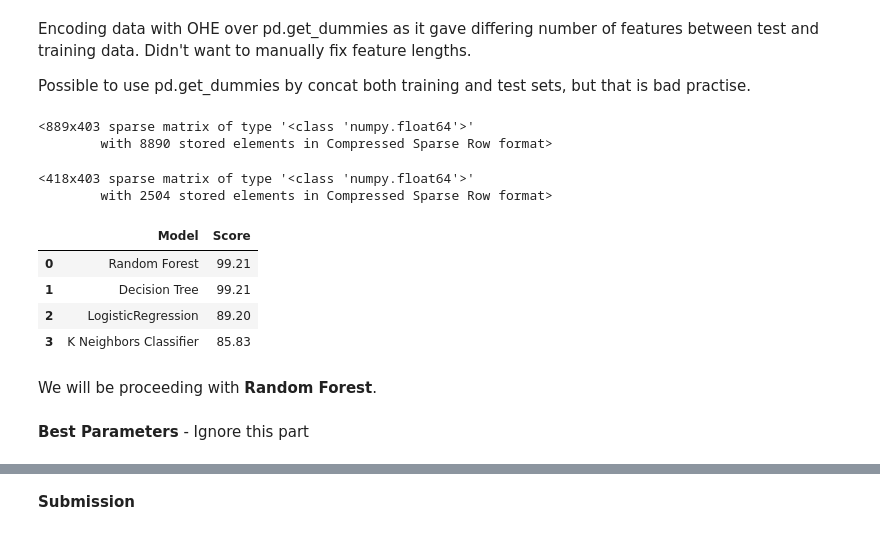
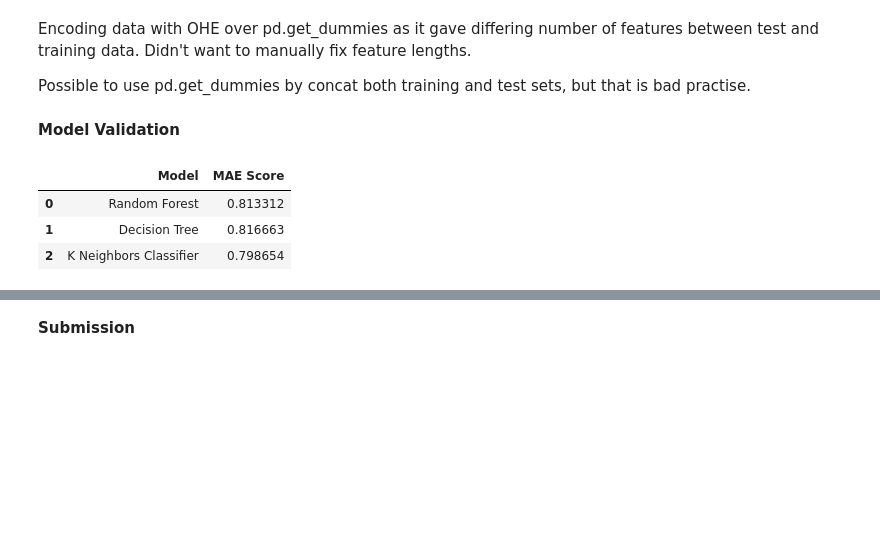
Before and after one commit to rx229/Projects, a Jupyter notebook: Titanic/Titanic.ipynb, the cells around one changed output, grey strips where cells are left out. Saved outputs shown, nothing was run; the diff lists cells and outputs as text; code cells hidden in the pictures; blank space fills up the shorter version.

```diff
--- a/Titanic/Titanic.ipynb
+++ b/Titanic/Titanic.ipynb
@@ -580,51 +580,34 @@ test_data_final=encode.transform(test_data[['Pclass','Sex','Age','SibSp','Parch'
 Encoding data with OHE over pd.get_dummies as it gave differing number of features between test and training data. Didn't want to manually fix feature lengths.
 
 Possible to use pd.get_dummies by concat both training and test sets, but that is bad practise.
-# %%
-train_data_final
-# %% [output]
-<889x403 sparse matrix of type '<class 'numpy.float64'>'
-        with 8890 stored elements in Compressed Sparse Row format>
-# %%
-test_data_final
-# %% [output]
-<418x403 sparse matrix of type '<class 'numpy.float64'>'
-        with 2504 stored elements in Compressed Sparse Row format>
 # %%
 #Designate X and Y for ML Modelling
 
 y = train_data['Survived']
 X = train_data_final
+# %% [markdown]
+**Model Validation**
 # %%
 #run through several common algorithms, all default settings - still learning tuning performance
 
 rForest = RandomForestClassifier()
 rForest.fit(X, y)
-rForest_score = round(rForest.score(X, y) * 100, 2)
+rForest_score = cross_val_score(rForest,X,y,cv=5)
 
 dTree = DecisionTreeClassifier()
 dTree.fit(X, y)
-dTree_score = round(dTree.score(X, y) * 100, 2)
-
-logReg = LogisticRegression()
-logReg.fit(X, y)
-logReg_score = round(logReg.score(X, y) * 100, 2)
+dTree_score = cross_val_score(dTree,X,y,cv=5)
 
 KNC = KNeighborsClassifier()
 KNC.fit(X, y)
-KNC_score = round(KNC.score(X, y) * 100, 2)
+KNC_score = cross_val_score(KNC,X,y,cv=5)
 
 result = pd.DataFrame({
-    'Model': ['Random Forest','Decision Tree','LogisticRegression','K Neighbors Classifier'],
-    'Score': [rForest_score, dTree_score, logReg_score, KNC_score]})
+    'Model': ['Random Forest','Decision Tree','K Neighbors Classifier'],
+    'MAE Score': [rForest_score.mean(), dTree_score.mean(), KNC_score.mean()]})
 result
 # %% [output]
-|  | Model | Score |
-| 0 | Random Forest | 99.21 |
-| 1 | Decision Tree | 99.21 |
-| 2 | LogisticRegression | 89.20 |
-| 3 | K Neighbors Classifier | 85.83 |
+|  | Model | MAE Score |
+| 0 | Random Forest | 0.813312 |
+| 1 | Decision Tree | 0.816663 |
+| 2 | K Neighbors Classifier | 0.798654 |
-# %% [markdown]
-We will be proceeding with **Random Forest**.
-# %% [markdown]
-**Best Parameters** - Ignore this part
```
Also changed, not shown: parts of 13 cells of this notebook.
